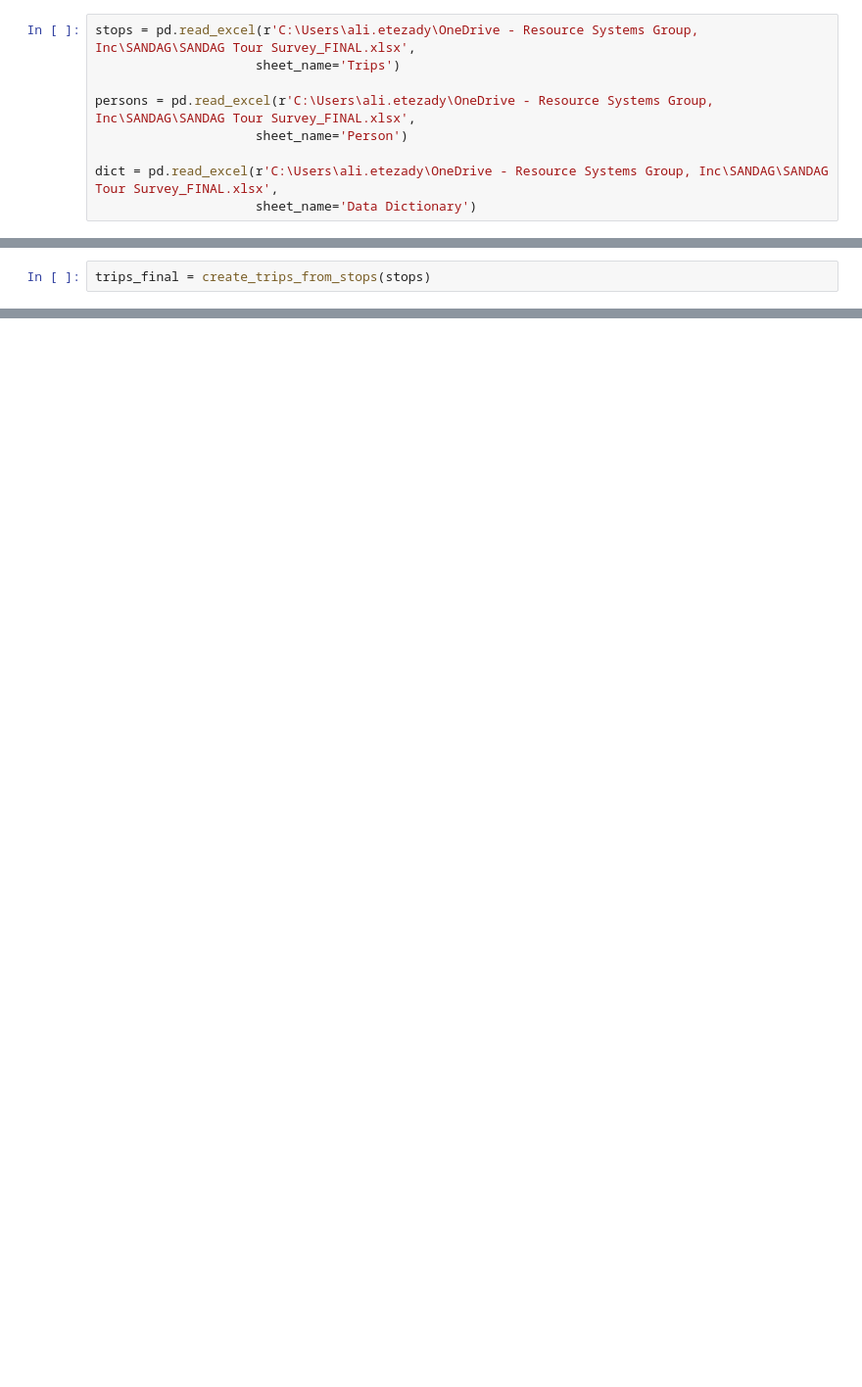
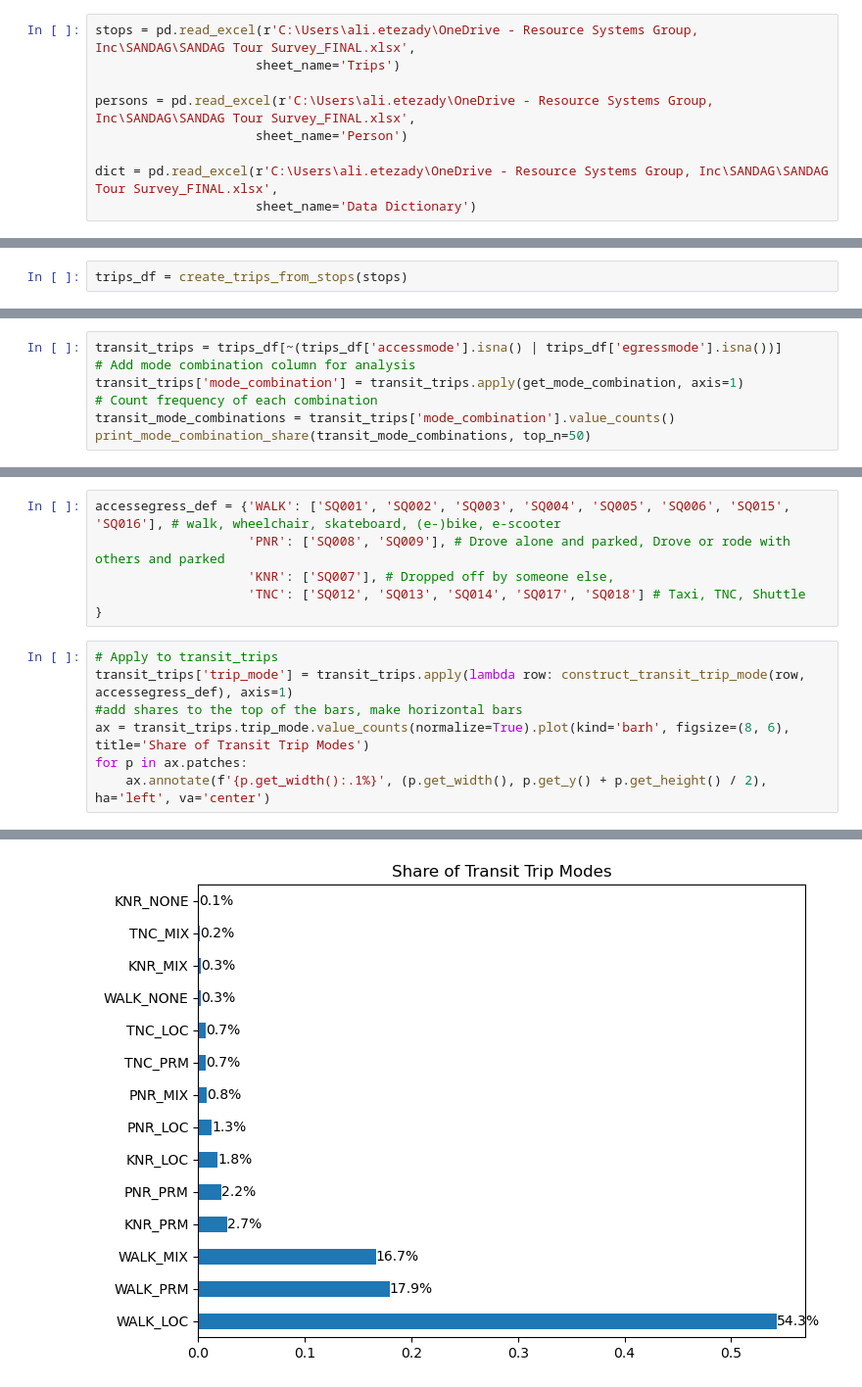
Before and after one commit to SANDAG/Survey_OBS, a Jupyter notebook: tour_sample/processSANDAGTourSample.ipynb, the cells around one changed output, grey strips where cells are left out. Shown: that part at 98% size. Drawn from its saved outputs; the diff is of its cells as text; blank space fills up the shorter version.

```diff
--- a/tour_sample/processSANDAGTourSample.ipynb
+++ b/tour_sample/processSANDAGTourSample.ipynb
@@ -103,5 +207,5 @@ def get_representative_mode(row):
 # %%
-trips_final = create_trips_from_stops(stops)
+trips_df = create_trips_from_stops(stops)
 # %%
 # Display basic information
 print(f"Original stops data: {len(stops)} records")
@@ -174,0 +234,7 @@ SQ001 + SQ011 + SQ001: 25 trips
+# %%
+transit_trips = trips_df[~(trips_df['accessmode'].isna() | trips_df['egressmode'].isna())]
+# Add mode combination column for analysis
+transit_trips['mode_combination'] = transit_trips.apply(get_mode_combination, axis=1)
+# Count frequency of each combination
+transit_mode_combinations = transit_trips['mode_combination'].value_counts()
+print_mode_combination_share(transit_mode_combinations, top_n=50)
@@ -174,0 +272,14 @@ SQ001 + SQ011 + SQ001: 25 trips
+# %%
+accessegress_def = {'WALK': ['SQ001', 'SQ002', 'SQ003', 'SQ004', 'SQ005', 'SQ006', 'SQ015', 'SQ016'], # walk, wheelchair, skateboard, (e-)bike, e-scooter
+                    'PNR': ['SQ008', 'SQ009'], # Drove alone and parked, Drove or rode with others and parked
+                    'KNR': ['SQ007'], # Dropped off by someone else,
+                    'TNC': ['SQ012', 'SQ013', 'SQ014', 'SQ017', 'SQ018'] # Taxi, TNC, Shuttle
+}
+# %%
+# Apply to transit_trips
+transit_trips['trip_mode'] = transit_trips.apply(lambda row: construct_transit_trip_mode(row, accessegress_def), axis=1)
+#add shares to the top of the bars, make horizontal bars
+ax = transit_trips.trip_mode.value_counts(normalize=True).plot(kind='barh', figsize=(8, 6), title='Share of Transit Trip Modes')
+for p in ax.patches:
+    ax.annotate(f'{p.get_width():.1%}', (p.get_width(), p.get_y() + p.get_height() / 2), ha='left', va='center')
+# %% [output]
@@ -174,0 +291 @@ SQ001 + SQ011 + SQ001: 25 trips
+[figure, added]
```
Also changed, not shown: parts of 28 cells of this notebook, 1 other file.
